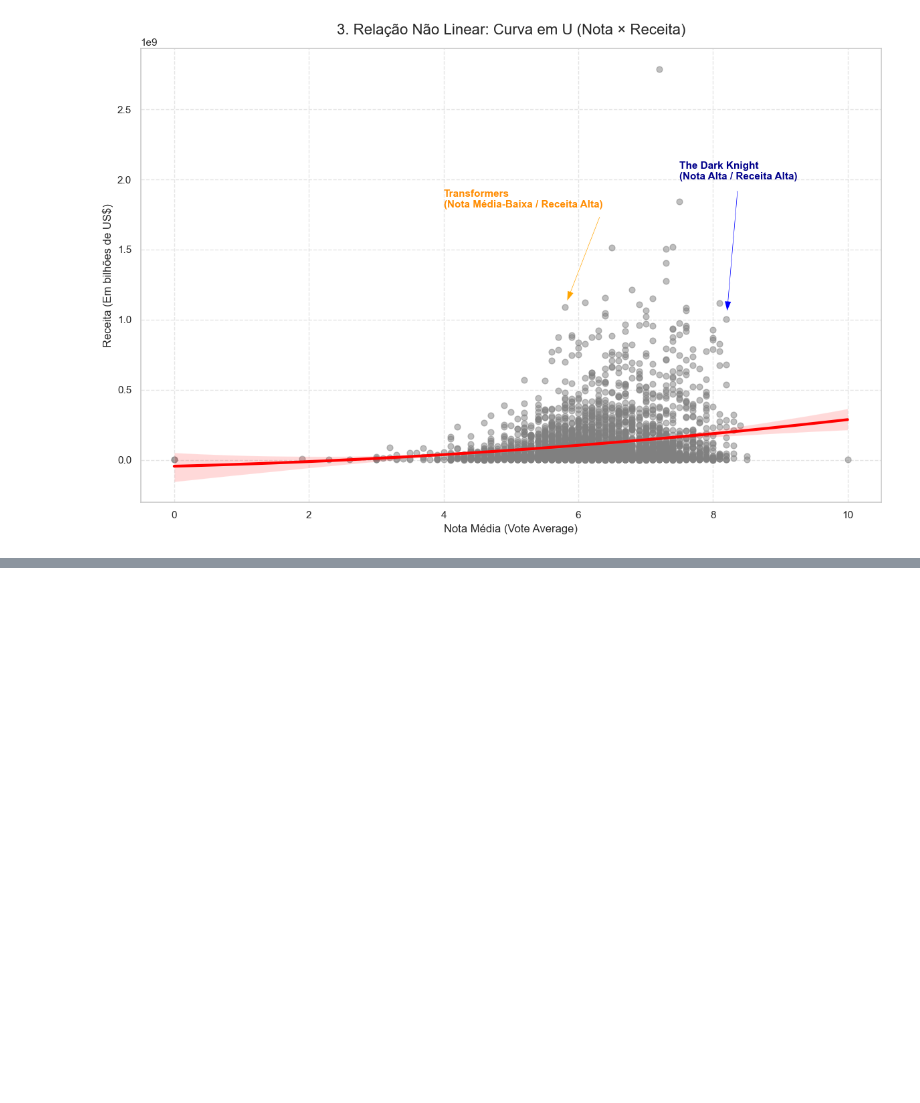
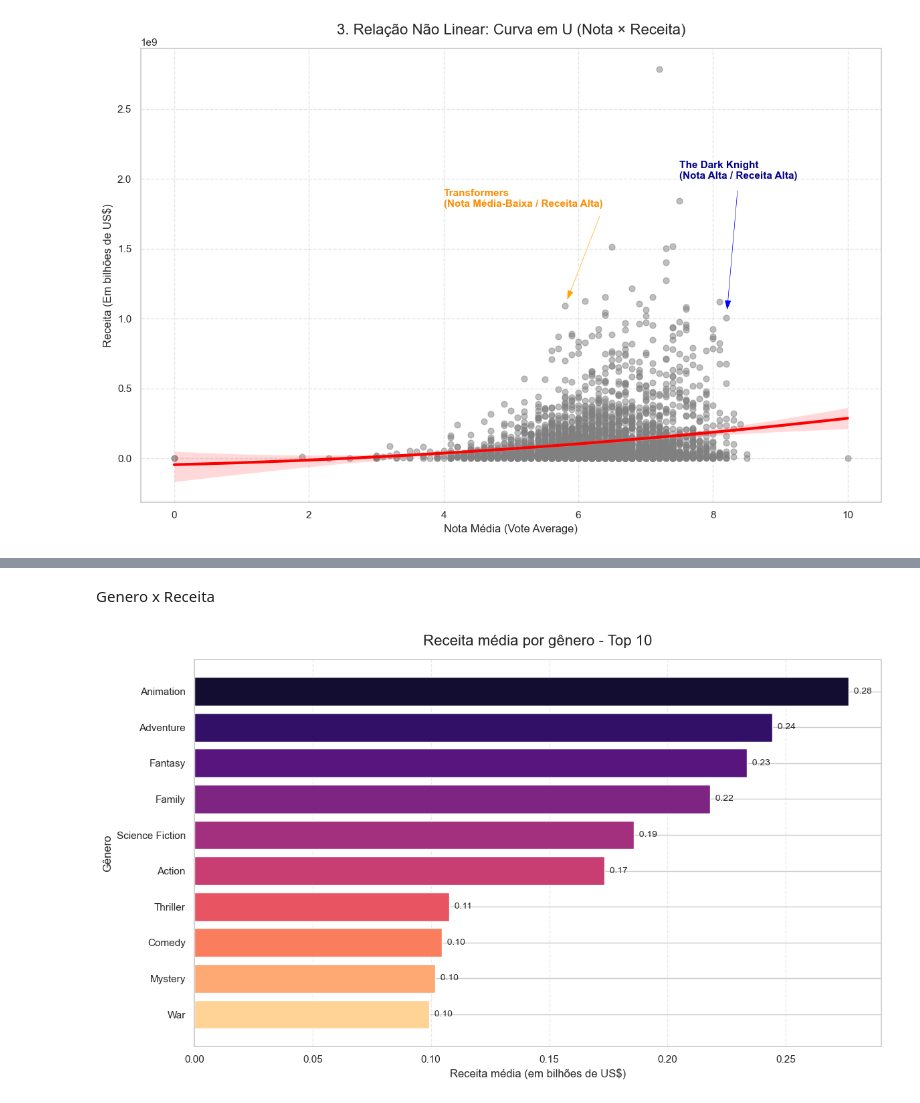
Before and after one commit to abrittaa/UNIFEI_DS, a Jupyter notebook: Trabalho_EAD/André_Abritta_Nogueira_2026013740.ipynb, the cells around one changed output, grey strips where cells are left out. Cells and saved outputs as stored; diff of their text form; code cells hidden in the pictures; blank space fills up the shorter version.

```diff
--- a/Trabalho_EAD/André_Abritta_Nogueira_2026013740.ipynb
+++ b/Trabalho_EAD/André_Abritta_Nogueira_2026013740.ipynb
@@ -548,0 +597,51 @@ plt.show()
+# %% [markdown]
+Genero x Receita
+# %%
+import ast
+
+def extrair_generos(valor):
+    if pd.isna(valor) or valor in ['', '[]']:
+        return []
+
+    if isinstance(valor, str):
+        try:
+            valor = ast.literal_eval(valor)
+        except (ValueError, SyntaxError):
+            return []
+
+    if not isinstance(valor, list):
+        return []
+
+    generos = []
+    for item in valor:
+        if isinstance(item, dict) and 'name' in item:
+            generos.append(item['name'])
+        elif isinstance(item, str):
+            generos.append(item)
+    return generos
+
+df_generos = df[['genres', 'revenue']].copy()
+df_generos['genres'] = df_generos['genres'].apply(extrair_generos)
+df_generos = df_generos.explode('genres').dropna(subset=['genres', 'revenue'])
+df_generos = df_generos[df_generos['revenue'] > 0]
+
+receita_media_generos = df_generos.groupby('genres')['revenue'].mean().sort_values(ascending=False)
+top_receita_generos = receita_media_generos.head(10)
+
+plt.figure(figsize=(12, 7))
+valores = top_receita_generos.values / 1e9
+cores = sns.color_palette('magma', len(top_receita_generos))
+plt.barh(top_receita_generos.index, valores, color=cores)
+plt.gca().invert_yaxis()
+plt.title('Receita média por gênero - Top 10', fontsize=16, pad=15)
+plt.xlabel('Receita média (em bilhões de US$)')
+plt.ylabel('Gênero')
+
+for i, valor in enumerate(valores):
+    plt.text(valor, i, f'  {valor:.2f}', va='center', fontsize=10)
+
+plt.grid(axis='x', linestyle='--', alpha=0.4)
+plt.tight_layout()
+plt.show()
+# %% [output]
+[figure, added]
```
Also changed, not shown: parts of 12 cells of this notebook.
